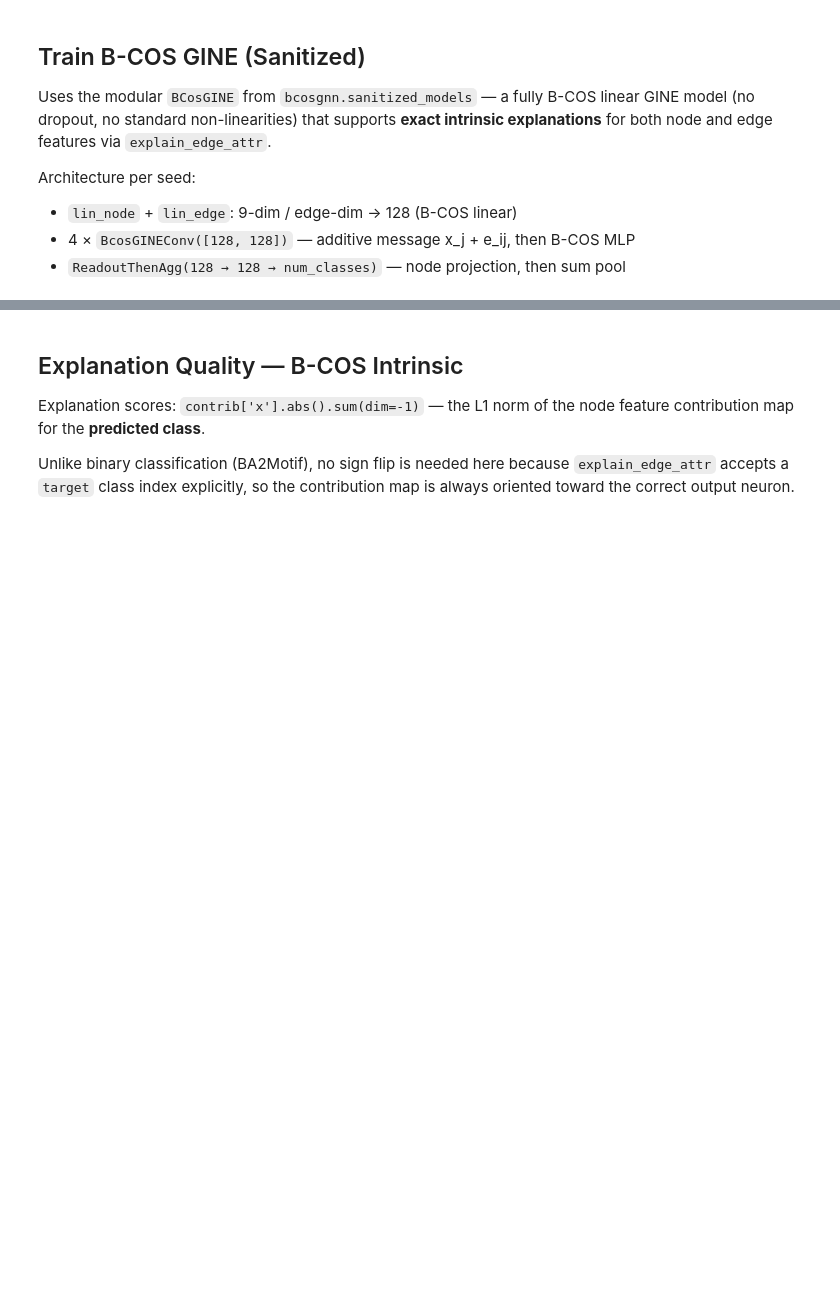
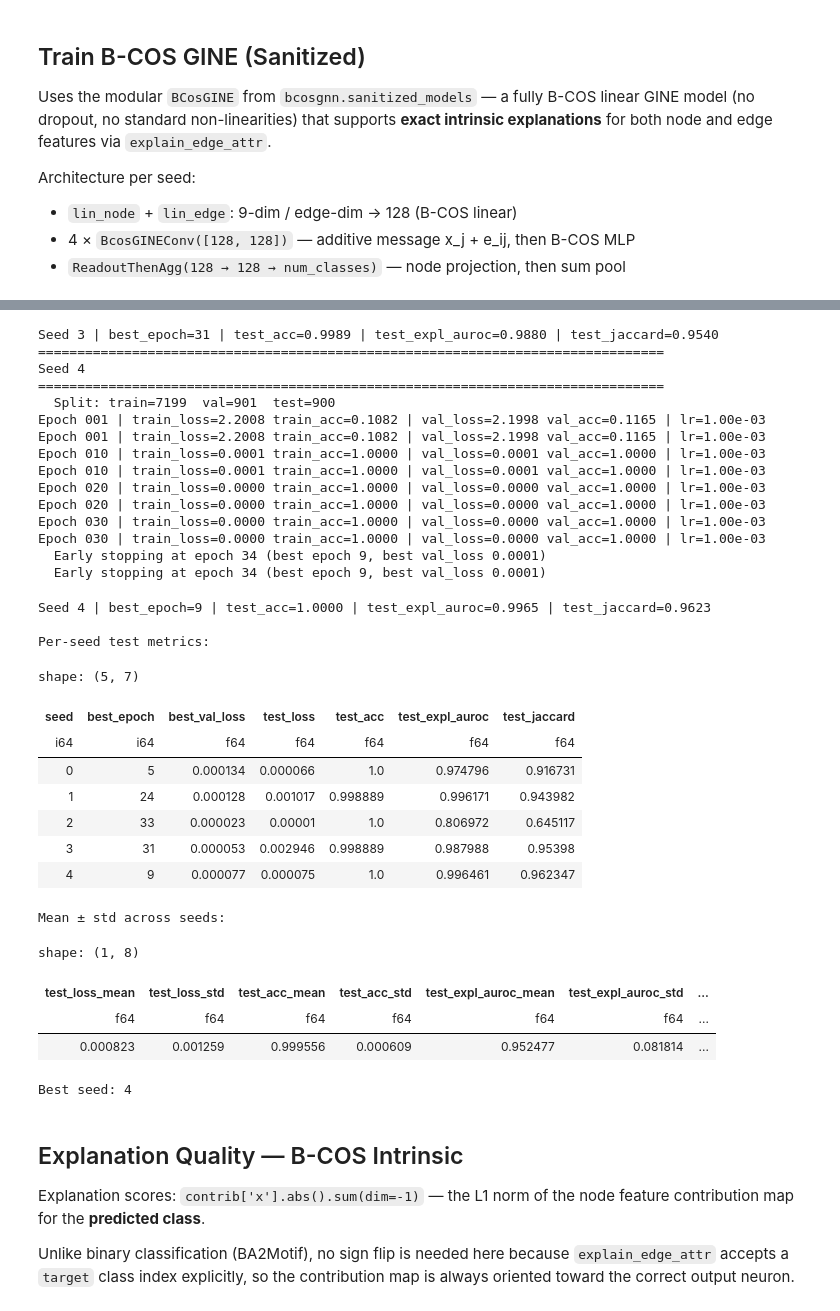
Before and after one commit to CruelMarco/bcosgnn, a Jupyter notebook: shaique_updates/codes/exp_mode/di_Halo_Benzene_mode.ipynb, the cells around one changed output, grey strips where cells are left out. Cells and saved outputs as stored; diff of their text form; code cells hidden in the pictures; blank space fills up the shorter version.

```diff
--- a/shaique_updates/codes/exp_mode/di_Halo_Benzene_mode.ipynb
+++ b/shaique_updates/codes/exp_mode/di_Halo_Benzene_mode.ipynb
@@ -125,8 +145,12 @@ def set_seed(seed: int):
     torch.backends.cudnn.benchmark = False
 
 
-def split_train_val_test(dataset, seed, test_size=0.2, val_size=0.1):
-    """Stratified train / val / test split.  Returns index arrays."""
+def split_train_val_test(dataset, seed, test_size=0.1, val_size=0.1):
+    """Stratified train / val / test split.  Returns index arrays.
+
+    Defaults: test=10% (900 graphs = 100/class), val=10% (900 graphs),
+    train=80% (7200 graphs) — matching bcos_gine_di_halo.ipynb test_size=900.
+    """
     labels = np.array([int(dataset[i].y.item()) for i in range(len(dataset))])
     indices = np.arange(len(dataset))
     train_val_idx, test_idx = train_test_split(
@@ -199,12 +223,14 @@ node_size   = dataset.num_node_features
 edge_size   = dataset.num_edge_features
 num_classes = dataset.num_classes
 
-SEEDS      = [0, 1, 2, 3, 4]
-EPOCHS     = 200
-BATCH_SIZE = 64
-LR         = 1e-3
-hidden_dim = 128
-b          = 2.0
+SEEDS              = [0, 1, 2, 3, 4]
+EPOCHS             = 200
+BATCH_SIZE         = 64
+LR                 = 1e-3
+hidden_dim         = 128
+b                  = 2.0
+EARLY_STOP_PATIENCE = 25   # stop if val loss doesn't improve by MIN_DELTA for this many epochs
+MIN_DELTA           = 1e-4  # minimum improvement to count as "better"
 
 seed_results      = []
 best_result       = None
@@ -222,6 +248,8 @@ for seed in SEEDS:
     val_loader   = make_loader(val_idx,   dataset, batch_size=BATCH_SIZE, shuffle=False)
     # Build list for per-graph explanation evaluation (avoid DataLoader overhead)
     test_data = [dataset[int(i)] for i in test_idx]
+
+    print(f"  Split: train={len(train_idx)}  val={len(val_idx)}  test={len(test_idx)}")
 
     readout = ReadoutThenAgg(
         in_channels=hidden_dim,
@@ -246,19 +274,23 @@ for seed in SEEDS:
     optimizer = torch.optim.Adam(model.parameters(), lr=LR)
     scheduler = ReduceLROnPlateau(optimizer, mode="min", factor=0.5, patience=10, min_lr=1e-6)
 
-    best_state    = None
-    best_val_loss = float("inf")
-    best_epoch    = -1
+    best_state        = None
+    best_val_loss     = float("inf")
+    best_epoch        = -1
+    epochs_no_improve = 0
 
     for epoch in range(1, EPOCHS + 1):
         tr_loss, tr_acc = train_one_epoch(model, train_loader, criterion, optimizer)
         val_metrics     = evaluate_loader(model, val_loader,   criterion)
         scheduler.step(val_metrics["loss"])
 
-        if val_metrics["loss"] < best_val_loss:
-            best_val_loss = val_metrics["loss"]
-            best_epoch    = epoch
-            best_state    = {k: v.detach().cpu().clone() for k, v in model.state_dict().items()}
+        if (best_val_loss - val_metrics["loss"]) > MIN_DELTA:
+            best_val_loss     = val_metrics["loss"]
+            best_epoch        = epoch
+            best_state        = {k: v.detach().cpu().clone() for k, v in model.state_dict().items()}
+            epochs_no_improve = 0
+        else:
+            epochs_no_improve += 1
 
         if epoch % 10 == 0 or epoch == 1:
             print(
@@ -266,6 +298,10 @@ for seed in SEEDS:
                 f"| val_loss={val_metrics['loss']:.4f} val_acc={val_metrics['acc']:.4f} "
                 f"| lr={optimizer.param_groups[0]['lr']:.2e}"
             )
+
+        if epochs_no_improve >= EARLY_STOP_PATIENCE:
+            print(f"  Early stopping at epoch {epoch} (best epoch {best_epoch}, best val_loss {best_val_loss:.4f})")
+            break
 
     model.load_state_dict(best_state)
     eval_model = EvalModelAdapter(model).to(DEVICE)
@@ -329,3 +365,4 @@ model        = best_result["model"]
 eval_model   = best_result["eval_model"]
 test_dataset = best_result["test_dataset"]
 print("\nBest seed:", best_result["seed"])
+# %% [output]
@@ -332,3 +439,35 @@ print("\nBest seed:", best_result["seed"])
+Seed 3 | best_epoch=31 | test_acc=0.9989 | test_expl_auroc=0.9880 | test_jaccard=0.9540
+================================================================================
+Seed 4
+================================================================================
+  Split: train=7199  val=901  test=900
+Epoch 001 | train_loss=2.2008 train_acc=0.1082 | val_loss=2.1998 val_acc=0.1165 | lr=1.00e-03
+Epoch 001 | train_loss=2.2008 train_acc=0.1082 | val_loss=2.1998 val_acc=0.1165 | lr=1.00e-03
+Epoch 010 | train_loss=0.0001 train_acc=1.0000 | val_loss=0.0001 val_acc=1.0000 | lr=1.00e-03
+Epoch 010 | train_loss=0.0001 train_acc=1.0000 | val_loss=0.0001 val_acc=1.0000 | lr=1.00e-03
+Epoch 020 | train_loss=0.0000 train_acc=1.0000 | val_loss=0.0000 val_acc=1.0000 | lr=1.00e-03
+Epoch 020 | train_loss=0.0000 train_acc=1.0000 | val_loss=0.0000 val_acc=1.0000 | lr=1.00e-03
+Epoch 030 | train_loss=0.0000 train_acc=1.0000 | val_loss=0.0000 val_acc=1.0000 | lr=1.00e-03
+Epoch 030 | train_loss=0.0000 train_acc=1.0000 | val_loss=0.0000 val_acc=1.0000 | lr=1.00e-03
+  Early stopping at epoch 34 (best epoch 9, best val_loss 0.0001)
+  Early stopping at epoch 34 (best epoch 9, best val_loss 0.0001)
+Seed 4 | best_epoch=9 | test_acc=1.0000 | test_expl_auroc=0.9965 | test_jaccard=0.9623
+
+Per-seed test metrics:
+shape: (5, 7)
+| seed | best_epoch | best_val_loss | test_loss | test_acc | test_expl_auroc | test_jaccard |
+| i64 | i64 | f64 | f64 | f64 | f64 | f64 |
+| 0 | 5 | 0.000134 | 0.000066 | 1.0 | 0.974796 | 0.916731 |
+| 1 | 24 | 0.000128 | 0.001017 | 0.998889 | 0.996171 | 0.943982 |
+| 2 | 33 | 0.000023 | 0.00001 | 1.0 | 0.806972 | 0.645117 |
+| 3 | 31 | 0.000053 | 0.002946 | 0.998889 | 0.987988 | 0.95398 |
+| 4 | 9 | 0.000077 | 0.000075 | 1.0 | 0.996461 | 0.962347 |
+Mean ± std across seeds:
+shape: (1, 8)
+| test_loss_mean | test_loss_std | test_acc_mean | test_acc_std | test_expl_auroc_mean | test_expl_auroc_std | ... |
+| f64 | f64 | f64 | f64 | f64 | f64 | ... |
+| 0.000823 | 0.001259 | 0.999556 | 0.000609 | 0.952477 | 0.081814 | ... |
+Best seed: 4
 # %% [markdown]
 ## Explanation Quality — B-COS Intrinsic
 
```
Also changed, not shown: parts of 8 cells of this notebook, 1 other file.
